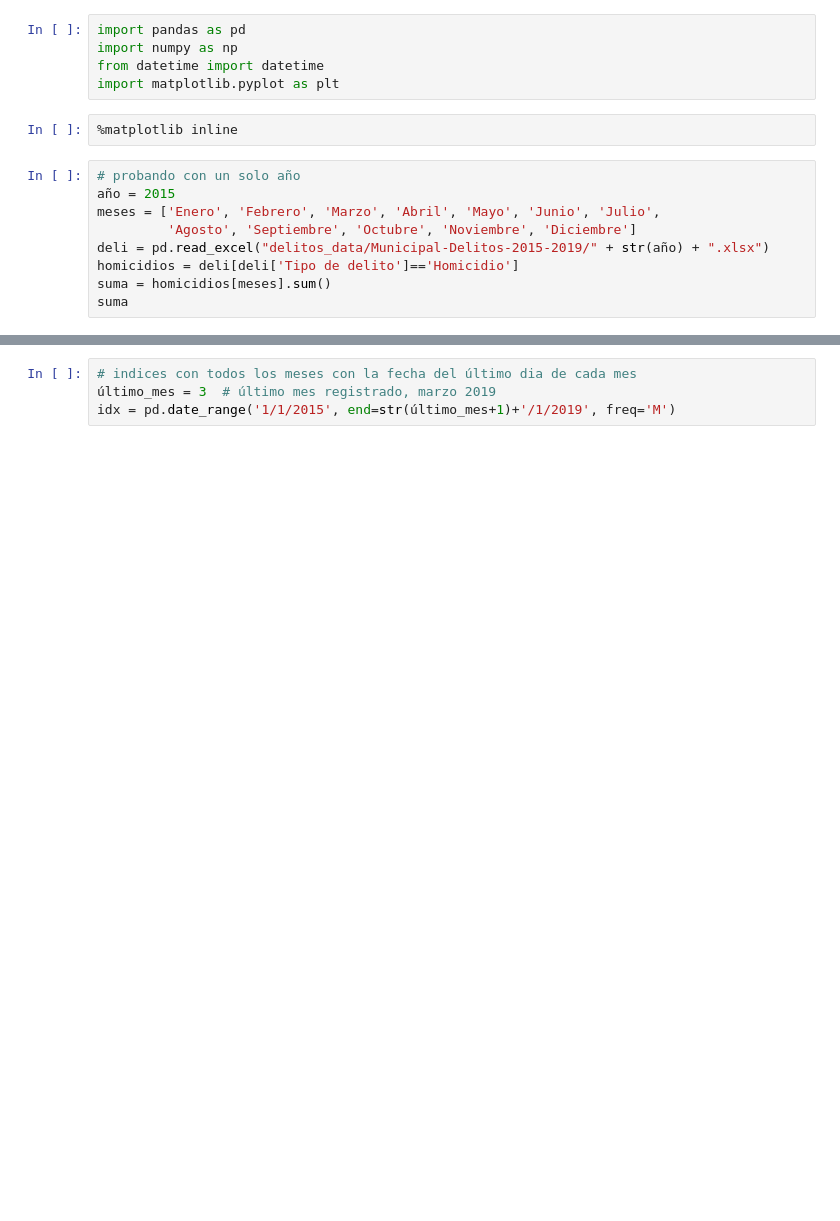
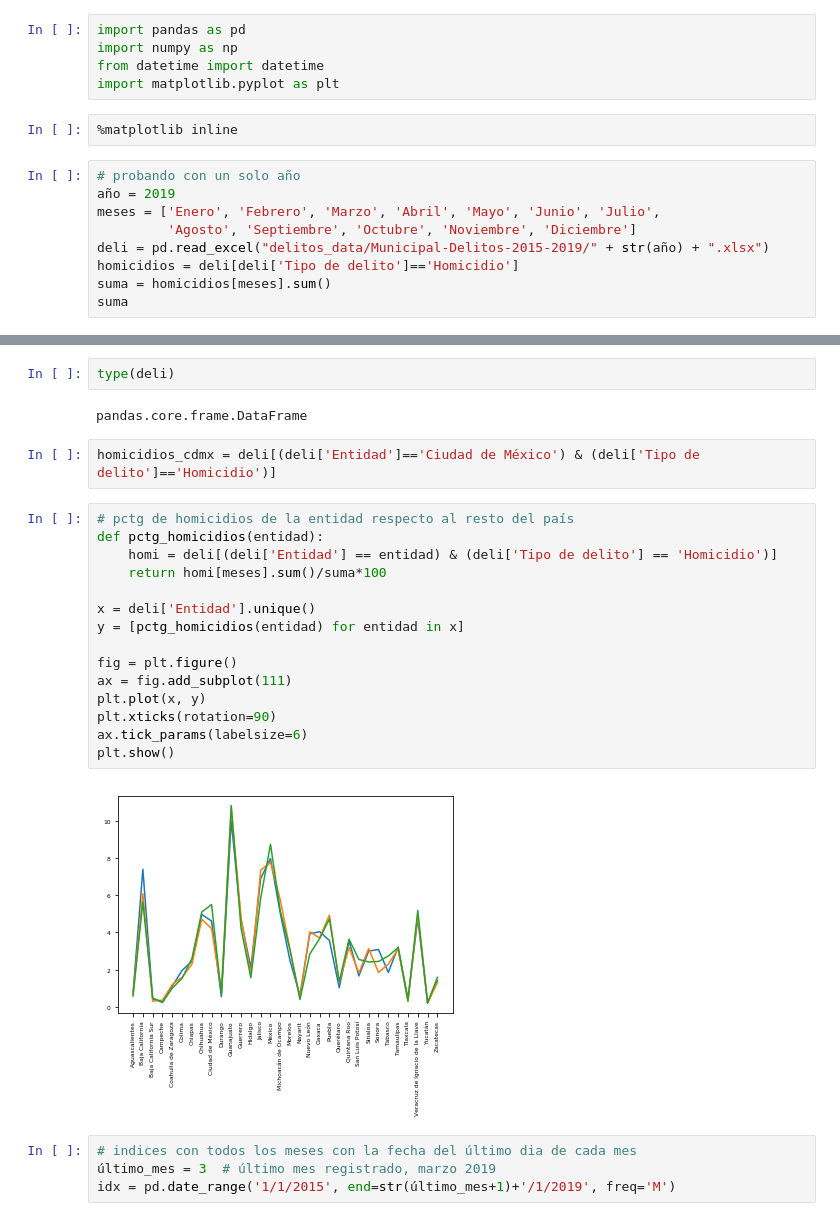
Before and after one commit to fhca/Series-de-Tiempo, a Jupyter notebook: delitos_mensuales.ipynb, the cells around one changed output, grey strips where cells are left out. Drawn from its saved outputs; the diff is of its cells as text; blank space fills up the shorter version.

```diff
--- a/delitos_mensuales.ipynb
+++ b/delitos_mensuales.ipynb
@@ -11,7 +11,7 @@ import matplotlib.pyplot as plt
 %matplotlib inline
 # %%
 # probando con un solo año
-año = 2015
+año = 2019
 meses = ['Enero', 'Febrero', 'Marzo', 'Abril', 'Mayo', 'Junio', 'Julio',
          'Agosto', 'Septiembre', 'Octubre', 'Noviembre', 'Diciembre']
 deli = pd.read_excel("delitos_data/Municipal-Delitos-2015-2019/" + str(año) + ".xlsx")
@@ -35,3 +51,26 @@ dtype: int64
+# %%
+type(deli)
+# %% [output]
+pandas.core.frame.DataFrame
+# %%
+homicidios_cdmx = deli[(deli['Entidad']=='Ciudad de México') & (deli['Tipo de delito']=='Homicidio')]
+# %%
+# pctg de homicidios de la entidad respecto al resto del país
+def pctg_homicidios(entidad):
+    homi = deli[(deli['Entidad'] == entidad) & (deli['Tipo de delito'] == 'Homicidio')]
+    return homi[meses].sum()/suma*100
+
+x = deli['Entidad'].unique()
+y = [pctg_homicidios(entidad) for entidad in x]
+
+fig = plt.figure()
+ax = fig.add_subplot(111)
+plt.plot(x, y)
+plt.xticks(rotation=90)
+ax.tick_params(labelsize=6)
+plt.show()
+# %% [output]
+[figure, added]
 # %%
 # indices con todos los meses con la fecha del último dia de cada mes
 último_mes = 3  # último mes registrado, marzo 2019
```
Also changed, not shown: parts of 3 cells of this notebook.
